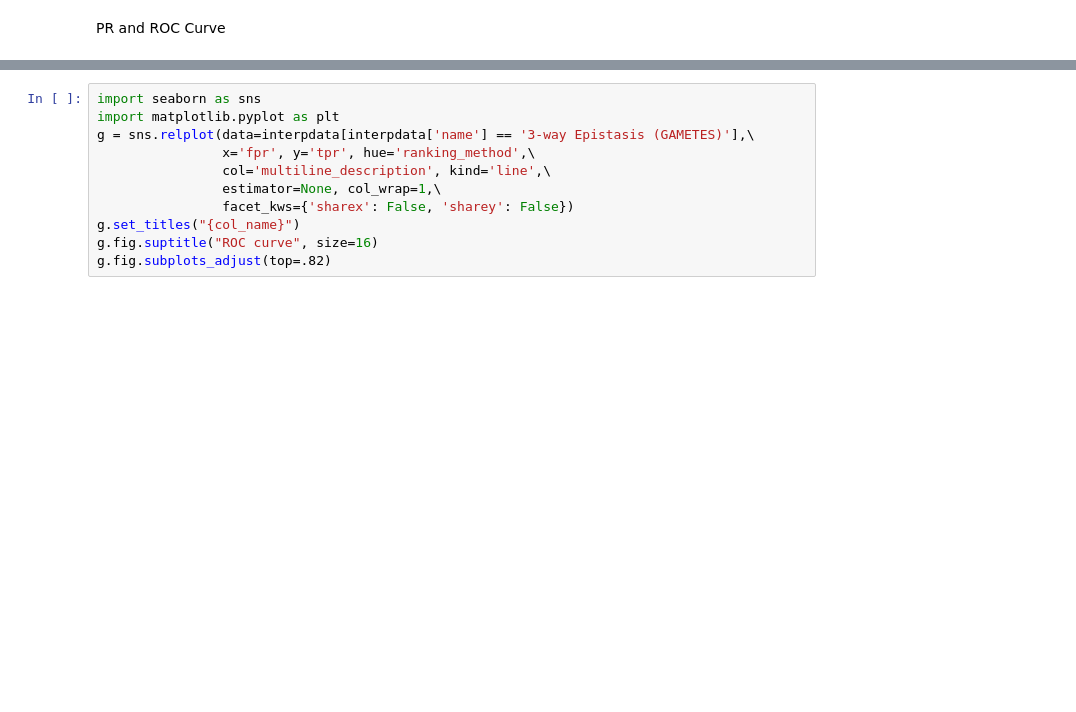
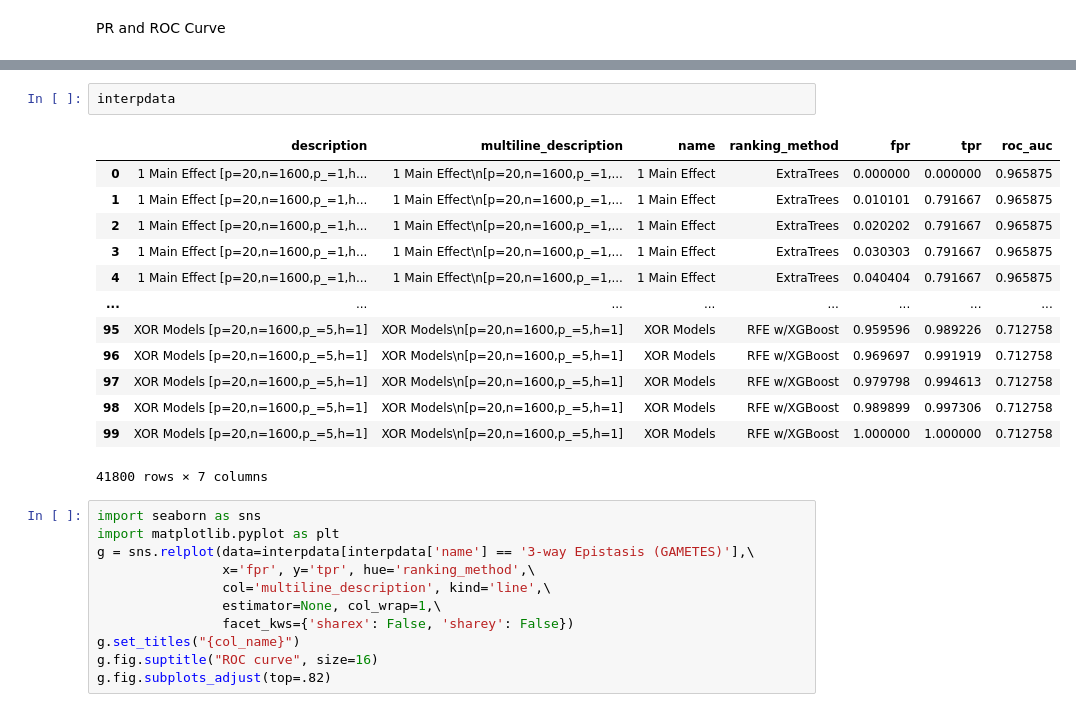
Before and after one commit to dunnkers/feature-selection, a Jupyter notebook: analysis/benchmark-20200524/stat-analysis.ipynb, the cells around one changed output, grey strips where cells are left out. Cells and saved outputs as stored; diff of their text form; blank space fills up the shorter version.

```diff
--- a/analysis/benchmark-20200524/stat-analysis.ipynb
+++ b/analysis/benchmark-20200524/stat-analysis.ipynb
@@ -74,6 +74,22 @@ interpdata = pd.concat(interpdata)
 interpdata.shape
 # %% [output]
 (41800, 7)
+# %%
+interpdata
+# %% [output]
+|  | description | multiline_description | name | ranking_method | fpr | tpr | roc_auc |
+| 0 | 1 Main Effect [p=20,n=1600,p_=1,h... | 1 Main Effect\n[p=20,n=1600,p_=1,... | 1 Main Effect | ExtraTrees | 0.000000 | 0.000000 | 0.965875 |
+| 1 | 1 Main Effect [p=20,n=1600,p_=1,h... | 1 Main Effect\n[p=20,n=1600,p_=1,... | 1 Main Effect | ExtraTrees | 0.010101 | 0.791667 | 0.965875 |
+| 2 | 1 Main Effect [p=20,n=1600,p_=1,h... | 1 Main Effect\n[p=20,n=1600,p_=1,... | 1 Main Effect | ExtraTrees | 0.020202 | 0.791667 | 0.965875 |
+| 3 | 1 Main Effect [p=20,n=1600,p_=1,h... | 1 Main Effect\n[p=20,n=1600,p_=1,... | 1 Main Effect | ExtraTrees | 0.030303 | 0.791667 | 0.965875 |
+| 4 | 1 Main Effect [p=20,n=1600,p_=1,h... | 1 Main Effect\n[p=20,n=1600,p_=1,... | 1 Main Effect | ExtraTrees | 0.040404 | 0.791667 | 0.965875 |
+| ... | ... | ... | ... | ... | ... | ... | ... |
+| 95 | XOR Models [p=20,n=1600,p_=5,h=1] | XOR Models\n[p=20,n=1600,p_=5,h=1] | XOR Models | RFE w/XGBoost | 0.959596 | 0.989226 | 0.712758 |
+| 96 | XOR Models [p=20,n=1600,p_=5,h=1] | XOR Models\n[p=20,n=1600,p_=5,h=1] | XOR Models | RFE w/XGBoost | 0.969697 | 0.991919 | 0.712758 |
+| 97 | XOR Models [p=20,n=1600,p_=5,h=1] | XOR Models\n[p=20,n=1600,p_=5,h=1] | XOR Models | RFE w/XGBoost | 0.979798 | 0.994613 | 0.712758 |
+| 98 | XOR Models [p=20,n=1600,p_=5,h=1] | XOR Models\n[p=20,n=1600,p_=5,h=1] | XOR Models | RFE w/XGBoost | 0.989899 | 0.997306 | 0.712758 |
+| 99 | XOR Models [p=20,n=1600,p_=5,h=1] | XOR Models\n[p=20,n=1600,p_=5,h=1] | XOR Models | RFE w/XGBoost | 1.000000 | 1.000000 | 0.712758 |
+41800 rows × 7 columns
 # %%
 import seaborn as sns
 import matplotlib.pyplot as plt
```
Also changed, not shown: parts of 2 cells of this notebook.
